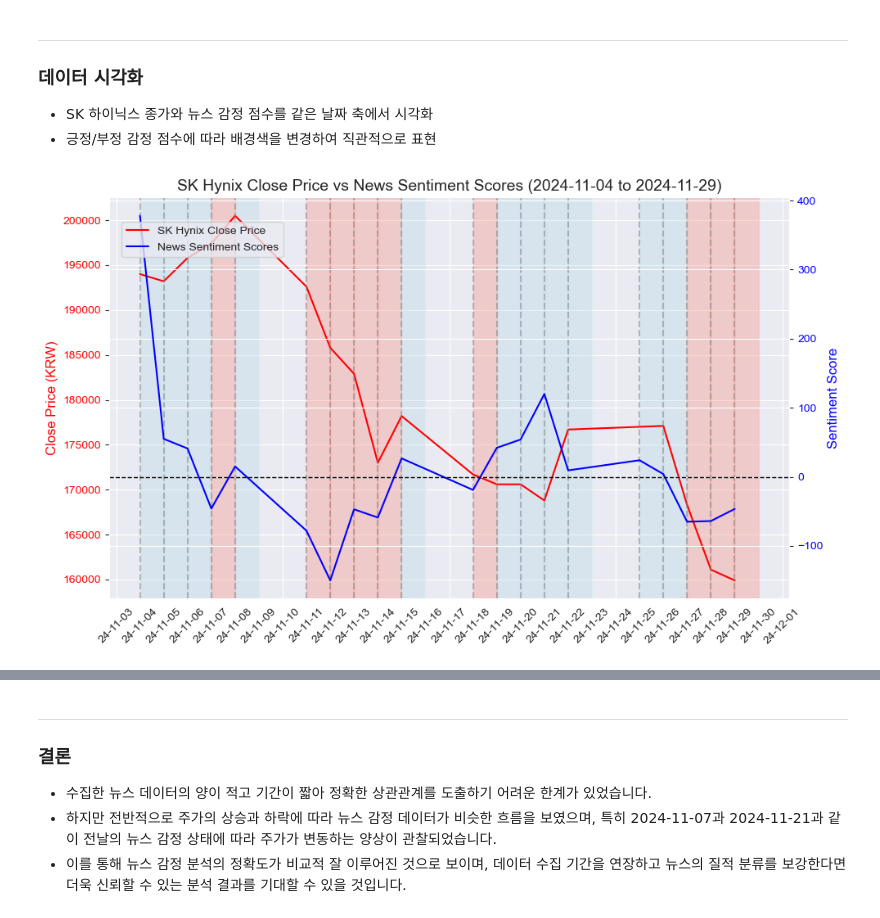
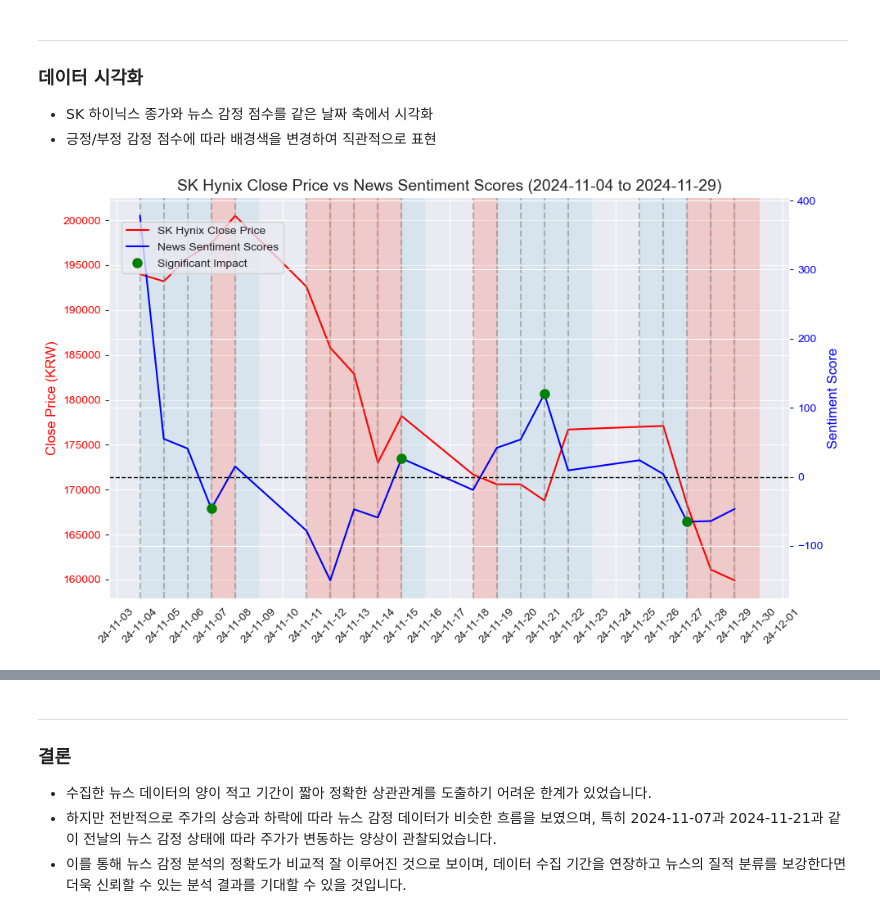
Before and after one commit to KION126/StockSentimentPredictor, a Jupyter notebook: modules/stock_and_sentiment_visualization.ipynb, the cells around one changed output, grey strips where cells are left out. Drawn from its saved outputs; the diff is of its cells as text; code cells hidden in the pictures.

```diff
--- a/modules/stock_and_sentiment_visualization.ipynb
+++ b/modules/stock_and_sentiment_visualization.ipynb
@@ -140,31 +142,39 @@ ax2.axhline(0, color='black', linestyle='--', linewidth=1)
 
 # 긍정/부정에 따라 배경 색상 변경
 for date, sentiment in merged_data['sentiment_type'].items():
     if sentiment == 'Positive':
         ax1.axvspan(date, date + pd.Timedelta(days=1), color='lightblue', alpha=0.3)  # 긍정
     else:
         ax1.axvspan(date, date + pd.Timedelta(days=1), color='salmon', alpha=0.3)   # 부정
 
 # 각 날짜마다 수직선 추가
 for date in merged_data.index:
     ax1.axvline(x=date, color='gray', linestyle='--', alpha=0.5)
 
+# 특정 날짜에 동그라미 마커 추가 (11.07, 15, 21, 27)
+highlight_dates = ['2024-11-07', '2024-11-15', '2024-11-21', '2024-11-27']
+highlight_dates = pd.to_datetime(highlight_dates)
+
+# 동그라미 마커 추가
+ax2.plot(merged_data.loc[highlight_dates].index, merged_data.loc[highlight_dates, 'sentiment_score'],
+         'o', color='green', markersize=8, label='Significant Impact')
+
 # x축의 날짜 포맷 설정
 ax1.xaxis.set_major_locator(DayLocator())
 ax1.xaxis.set_major_formatter(DateFormatter('%y-%m-%d'))
 ax1.tick_params(axis='x', rotation=45)
 
 # 그래프 제목 및 레이블
 plt.title('SK Hynix Close Price vs News Sentiment Scores (2024-11-04 to 2024-11-29)', fontsize=14)
 
 # 범례 추가
 fig.legend(loc='upper left', bbox_to_anchor=(0.1, 0.9))
 
 # 그리드와 레이아웃
 plt.grid(True)
 plt.tight_layout()
 
 # 그래프 출력
 plt.show()
 # %% [output]
-[figure, old version]
+[figure, new version]
```
Also changed, not shown: parts of 3 cells of this notebook, 1 other file.
